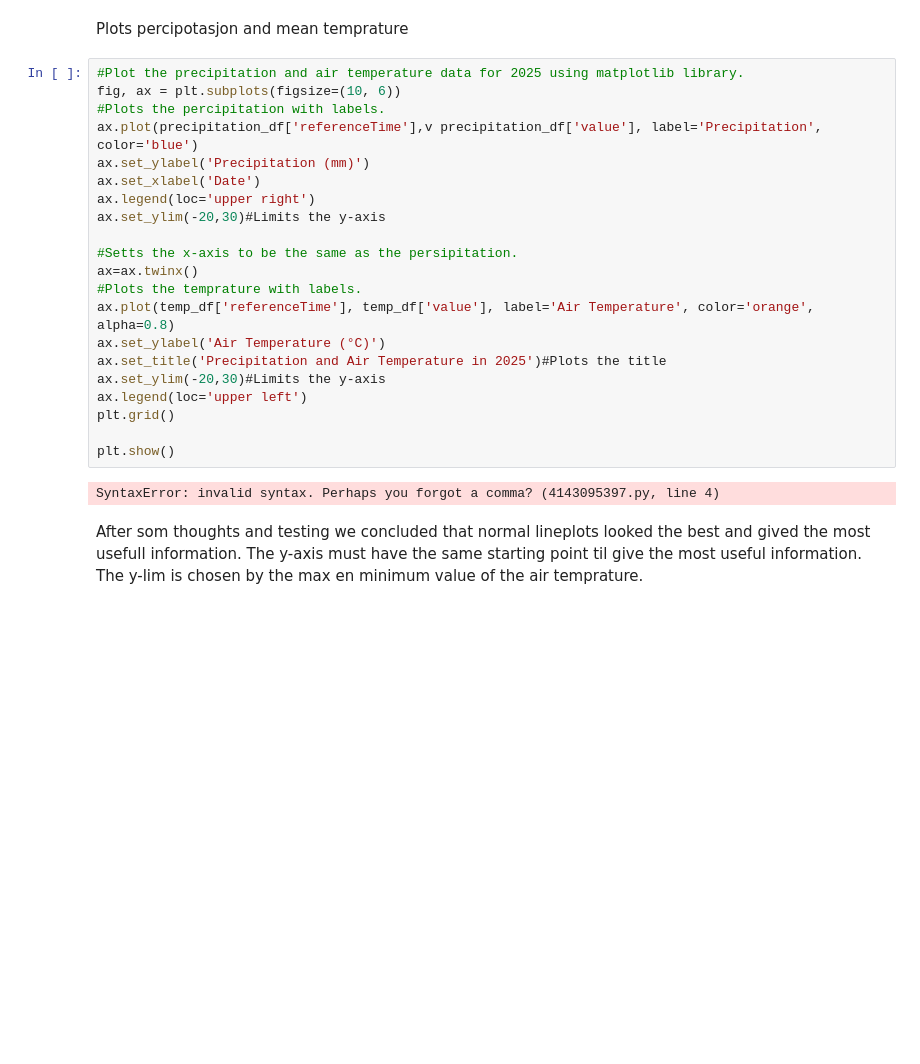
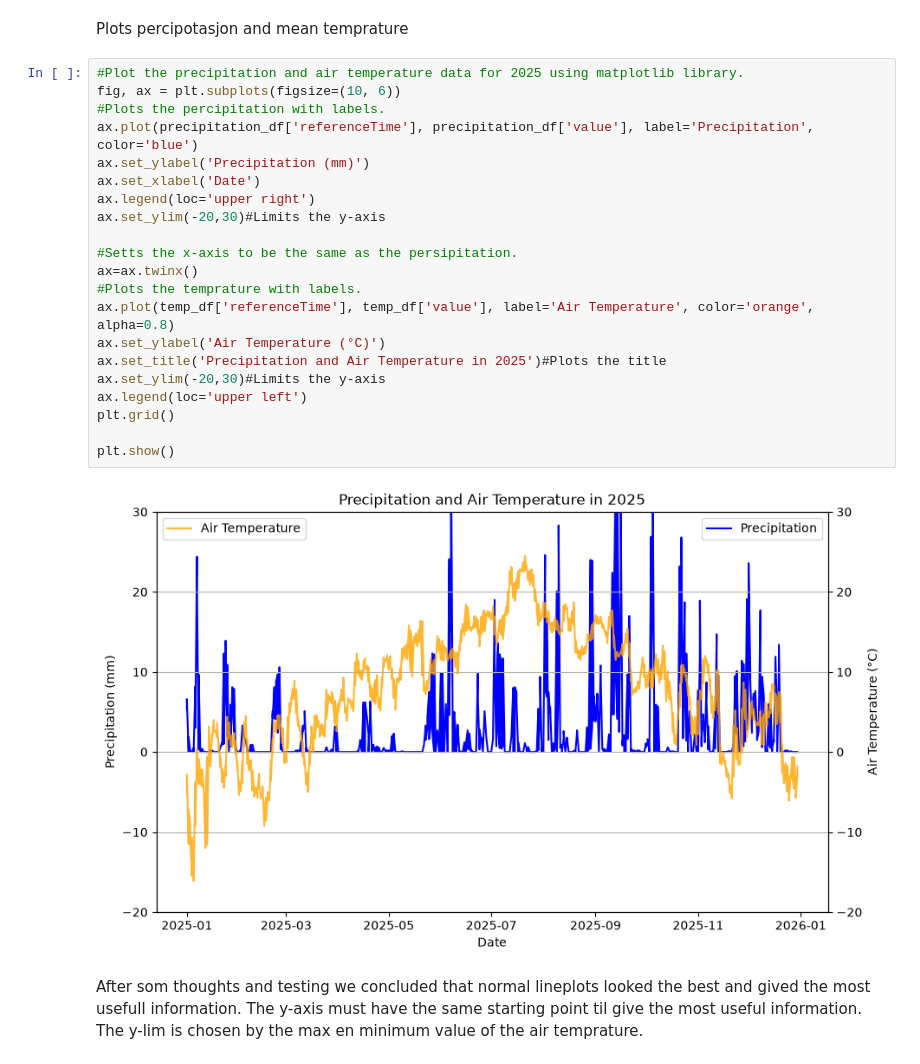
Before and after one commit to adriannv22/Inf201_deliverabal1, a Jupyter notebook: inf201_deliverabel_1.ipynb, the cells around one changed output. Cells and saved outputs as stored; diff of their text form; blank space fills up the shorter version.

```diff
--- a/inf201_deliverabel_1.ipynb
+++ b/inf201_deliverabel_1.ipynb
@@ -144,26 +144,26 @@ Plots percipotasjon and mean temprature
 # %%
 #Plot the precipitation and air temperature data for 2025 using matplotlib library.
 fig, ax = plt.subplots(figsize=(10, 6))
 #Plots the percipitation with labels.
-ax.plot(precipitation_df['referenceTime'],v precipitation_df['value'], label='Precipitation', color='blue')
+ax.plot(precipitation_df['referenceTime'], precipitation_df['value'], label='Precipitation', color='blue')
 ax.set_ylabel('Precipitation (mm)')
 ax.set_xlabel('Date')
 ax.legend(loc='upper right')
 ax.set_ylim(-20,30)#Limits the y-axis
 
 #Setts the x-axis to be the same as the persipitation.
 ax=ax.twinx()
 #Plots the temprature with labels.
 ax.plot(temp_df['referenceTime'], temp_df['value'], label='Air Temperature', color='orange', alpha=0.8)
 ax.set_ylabel('Air Temperature (°C)')
 ax.set_title('Precipitation and Air Temperature in 2025')#Plots the title
 ax.set_ylim(-20,30)#Limits the y-axis
 ax.legend(loc='upper left')
 plt.grid()
 
 plt.show()
 # %% [output]
-SyntaxError: invalid syntax. Perhaps you forgot a comma? (4143095397.py, line 4)
+[figure, added]
 # %% [markdown]
 After som thoughts and testing we concluded that normal lineplots looked the best and gived the most usefull information. The y-axis must have the same starting point til give the most useful information. The y-lim is chosen by the max en minimum value of the air temprature.
 # %% [markdown]
```
